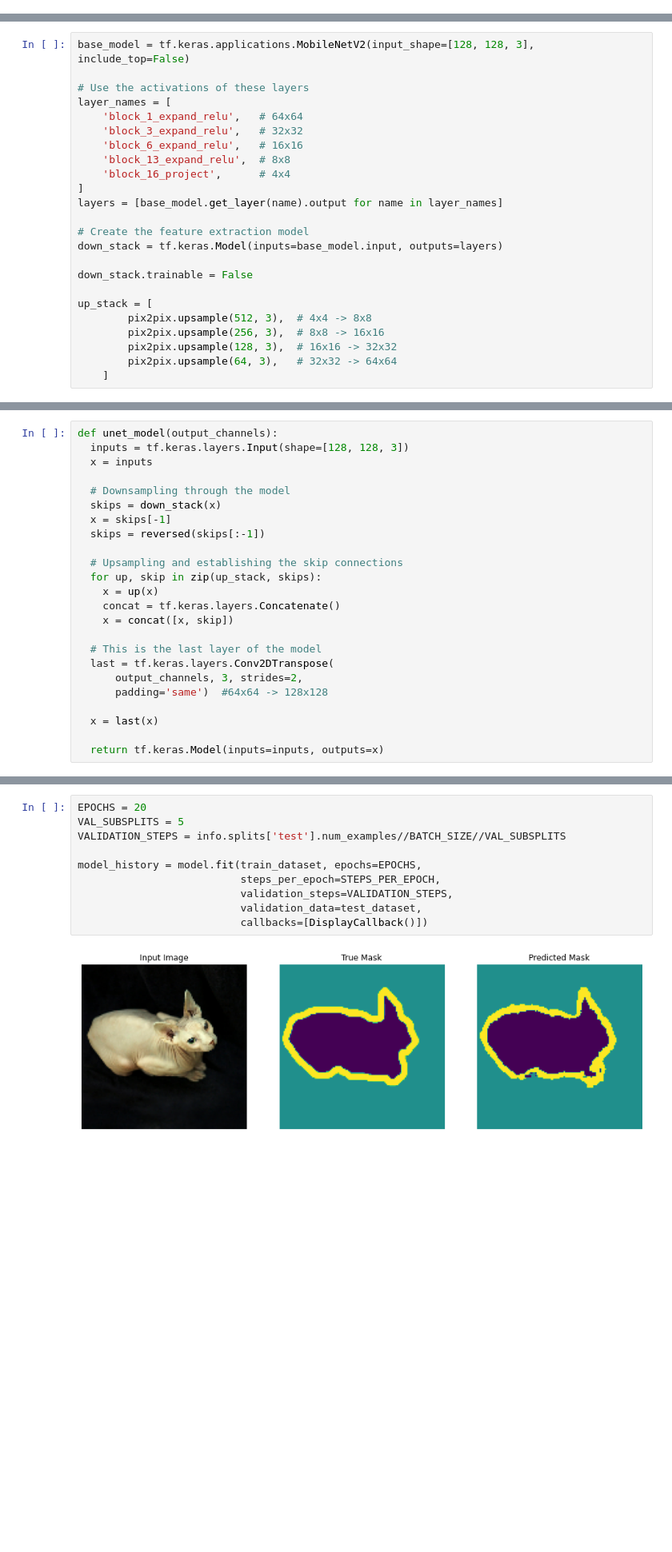
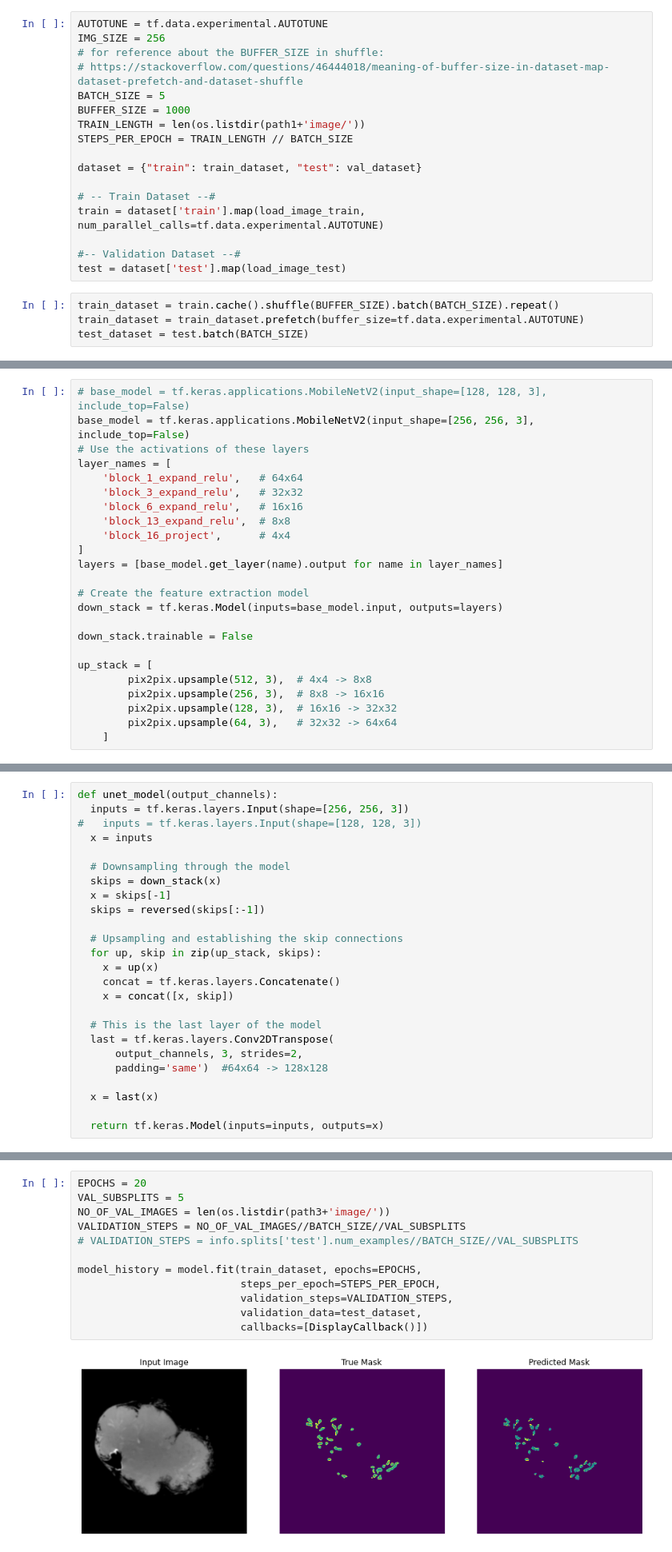
Before and after one commit to siminpan/MOSJ-3DCT, a Jupyter notebook: python/03_u-net.tensflow.ipynb, the cells around one changed output, grey strips where cells are left out. Shown at 80% size. Cells and saved outputs as stored; diff of their text form; blank space fills up the shorter version.

```diff
--- a/python/03_u-net.tensflow.ipynb
+++ b/python/03_u-net.tensflow.ipynb
@@ -390,3 +525,24 @@ test_dataset = dataset['val']
+# %%
+AUTOTUNE = tf.data.experimental.AUTOTUNE
+IMG_SIZE = 256
+# for reference about the BUFFER_SIZE in shuffle:
+# https://stackoverflow.com/questions/46444018/meaning-of-buffer-size-in-dataset-map-dataset-prefetch-and-dataset-shuffle
+BATCH_SIZE = 5
+BUFFER_SIZE = 1000
+TRAIN_LENGTH = len(os.listdir(path1+'image/'))
+STEPS_PER_EPOCH = TRAIN_LENGTH // BATCH_SIZE
+
+dataset = {"train": train_dataset, "test": val_dataset}
+
+# -- Train Dataset --#
+train = dataset['train'].map(load_image_train, num_parallel_calls=tf.data.experimental.AUTOTUNE)
+
+#-- Validation Dataset --#
+test = dataset['test'].map(load_image_test)
+# %%
+train_dataset = train.cache().shuffle(BUFFER_SIZE).batch(BATCH_SIZE).repeat()
+train_dataset = train_dataset.prefetch(buffer_size=tf.data.experimental.AUTOTUNE)
+test_dataset = test.batch(BATCH_SIZE)
 # %% [markdown]
 # Back to Tutorials
 # %%
@@ -467,6 +620,6 @@ INFO:tensorflow:Reduce to /job:localhost/replica:0/task:0/device:CPU:0 then broa
 # %%
-base_model = tf.keras.applications.MobileNetV2(input_shape=[128, 128, 3], include_top=False)
-
+# base_model = tf.keras.applications.MobileNetV2(input_shape=[128, 128, 3], include_top=False)
+base_model = tf.keras.applications.MobileNetV2(input_shape=[256, 256, 3], include_top=False)
 # Use the activations of these layers
 layer_names = [
     'block_1_expand_relu',   # 64x64
@@ -491,6 +648,7 @@ up_stack = [
 # %%
 def unet_model(output_channels):
-  inputs = tf.keras.layers.Input(shape=[128, 128, 3])
+  inputs = tf.keras.layers.Input(shape=[256, 256, 3])
+#   inputs = tf.keras.layers.Input(shape=[128, 128, 3])
   x = inputs
 
   # Downsampling through the model
@@ -546,14 +706,16 @@ class DisplayCallback(tf.keras.callbacks.Callback):
 # %%
 EPOCHS = 20
 VAL_SUBSPLITS = 5
-VALIDATION_STEPS = info.splits['test'].num_examples//BATCH_SIZE//VAL_SUBSPLITS
+NO_OF_VAL_IMAGES = len(os.listdir(path3+'image/'))
+VALIDATION_STEPS = NO_OF_VAL_IMAGES//BATCH_SIZE//VAL_SUBSPLITS
+# VALIDATION_STEPS = info.splits['test'].num_examples//BATCH_SIZE//VAL_SUBSPLITS
 
 model_history = model.fit(train_dataset, epochs=EPOCHS,
                           steps_per_epoch=STEPS_PER_EPOCH,
                           validation_steps=VALIDATION_STEPS,
                           validation_data=test_dataset,
                           callbacks=[DisplayCallback()])
 # %% [output]
-[figure, old version]
+[figure, new version]
 Sample Prediction after epoch 20
 
```
Also changed, not shown: parts of 12 cells of this notebook.
